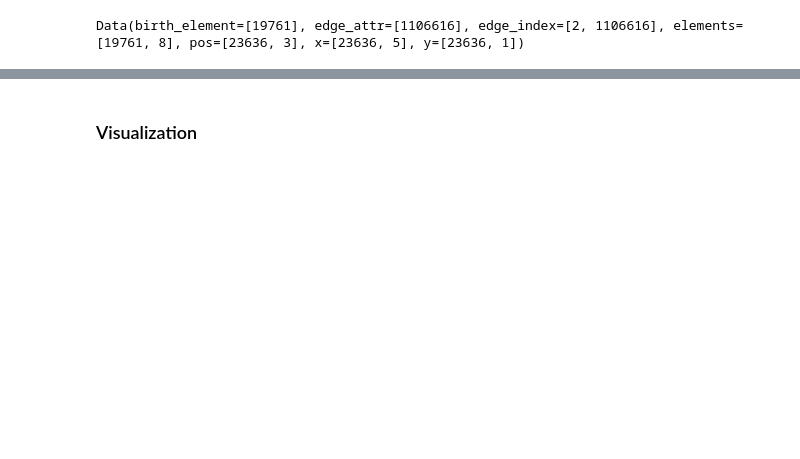
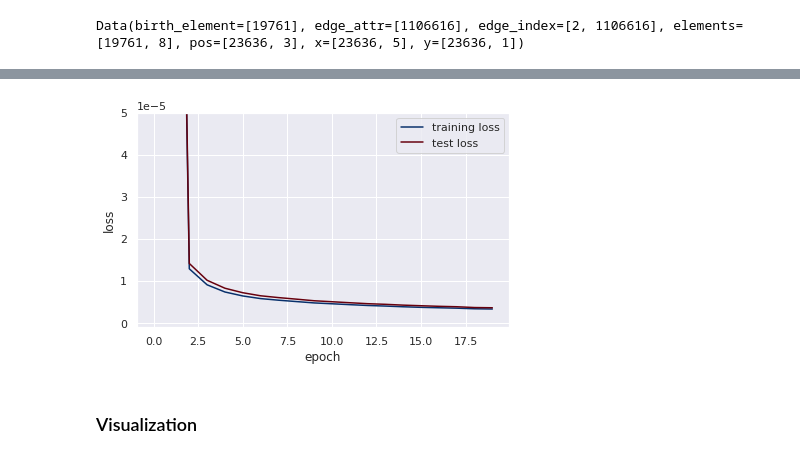
Before and after one commit to AMPL-NU/Graph_AM_Modeling, a Jupyter notebook: GNN.ipynb, the cells around one changed output, grey strips where cells are left out. Cells and saved outputs as stored; diff of their text form; code cells hidden in the pictures; blank space fills up the shorter version.

```diff
--- a/GNN.ipynb
+++ b/GNN.ipynb
@@ -458,5 +426,5 @@ class DeeperGCN(torch.nn.Module):
 # %%
-description = "clamped_temp_1"
+description = "final_test_3_max_10k"
 logdir='results/{}_{}'.format(datetime.datetime.now().strftime("%Y-%m-%d"), description)
 
 os.makedirs(logdir, exist_ok=True)
@@ -483,50 +450,56 @@ tensor(0.0058, device='cuda:0', grad_fn=<MseLossBackward>)
 def train(loader):
     model.train()
     loss_all = 0
+#     loss_all_bench = 0
     for data in loader:
         data = data.to(device)
         optimizer.zero_grad()
         predict = model(data)
-        # mask the node not born
         output = data.y
-#         birth = data.x[:,1]
-#         loss = F.mse_loss(predict*birth, output*birth)
         loss = F.mse_loss(predict, output)
-#         loss = (predict - output).square().sum()
+        birth = data.x[:,1].reshape(-1,1)
+#         loss_bench = F.mse_loss(predict*birth, output*birth)*birth.shape[0]/birth.sum()
         loss.backward()
         loss_all += data.num_graphs * loss.item()
+#         loss_all_bench += data.num_graphs * loss_bench.item()
         optimizer.step()
-    return loss_all / (len(loader) * loader.batch_size)
+    return loss_all / (len(loader) * loader.batch_size)# , loss_all_bench / (len(loader) * loader.batch_size)
 
 def test(loader):
     model.eval()
     loss_all = 0
+#     loss_all_bench = 0
     with torch.no_grad():
         for data in loader:
             data = data.to(device)
             predict = model(data)
-             # mask the node not born
             output = data.y
-#             birth = data.x[:,1]
-#             loss = F.mse_loss(predict, output*birth)
             loss = F.mse_loss(predict, output)
-#             (predict - output).square().sum()
+            birth = data.x[:,1].reshape(-1,1)
+#             loss_bench = F.mse_loss(predict*birth, output*birth)*birth.shape[0]/birth.sum()
             loss_all += data.num_graphs * loss.item()
-    return loss_all / (len(loader) * loader.batch_size)
+#             loss_all_bench += data.num_graphs * loss_bench.item()
+    return loss_all / (len(loader) * loader.batch_size)#, loss_all_bench / (len(loader) * loader.batch_size)
 # %%
 his = []
-trian_loss = test(train_loader)
+train_loss = test(train_loader)
 test_loss = test(test_loader)
 his.append([trian_loss, test_loss])
-writer.add_scalar("train_loss", trian_loss, 0)
+# his.append([train_loss, train_b, test_loss, test_b])
+writer.add_scalar("train_loss", train_loss, 0)
 writer.add_scalar("test_loss", test_loss, 0)
+# writer.add_scalar("train_bench", train_b, 0)
+# writer.add_scalar("test_bench", test_loss, 0)
 print('[{}] Epoch: {:03d}, Train loss: {:.2E}, Test loss: {:.2E} '.format(
-    str(datetime.datetime.now().strftime('%H:%M:%S')), 0, trian_loss,test_loss))
-for epoch in range(1, 50):
-    trian_loss = train(train_loader)
+    str(datetime.datetime.now().strftime('%H:%M:%S')), 0, train_loss, test_loss))
+for epoch in range(1, 20):
+    train_loss = train(train_loader)
     test_loss = test(test_loader)
     his.append([trian_loss, test_loss])
-    writer.add_scalar("train_loss", trian_loss, epoch)
+#     his.append([train_loss, train_b, test_loss, test_b])
+    writer.add_scalar("train_loss", train_loss, epoch)
     writer.add_scalar("test_loss", test_loss, epoch)
+#     writer.add_scalar("train_bench", train_b, epoch)
+#     writer.add_scalar("test_bench", test_loss, epoch)
     print('[{}] Epoch: {:03d}, Train loss: {:.2E}, Test loss: {:.2E} '.format(
-        str(datetime.datetime.now().strftime('%H:%M:%S')), epoch, trian_loss,test_loss))
+        str(datetime.datetime.now().strftime('%H:%M:%S')), epoch, train_loss,test_loss))
@@ -559,7 +514,7 @@ ax.plot(range(his.shape[0]), his[:,1], color=cmap2[0], label='test loss')
 ax.set_ylabel('loss')
 ax.set_xlabel('epoch')
 ax.legend()
-ax.set_ylim([-1e-6,1e-5])
+ax.set_ylim([-1e-6,5e-5])
 plt.tight_layout()
 plt.show()
 # %% [output]
@@ -568 +521,2 @@ plt.show()
+[figure, added]
 # %%
```
Also changed, not shown: parts of 21 cells of this notebook, 5 other files.
